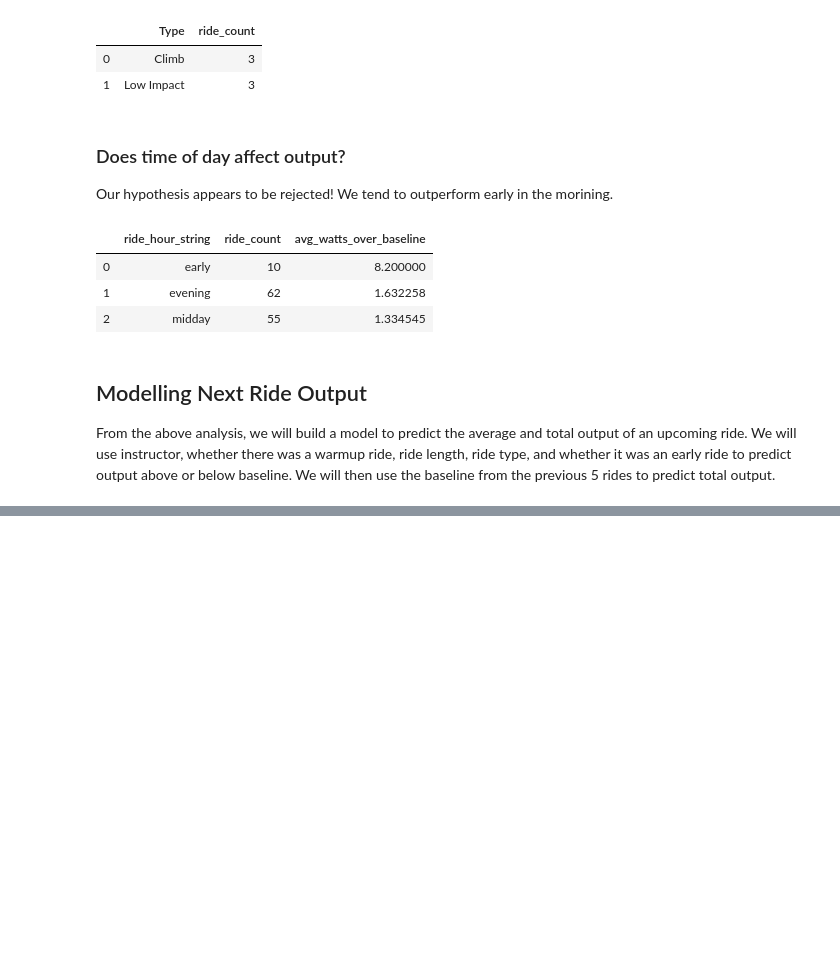
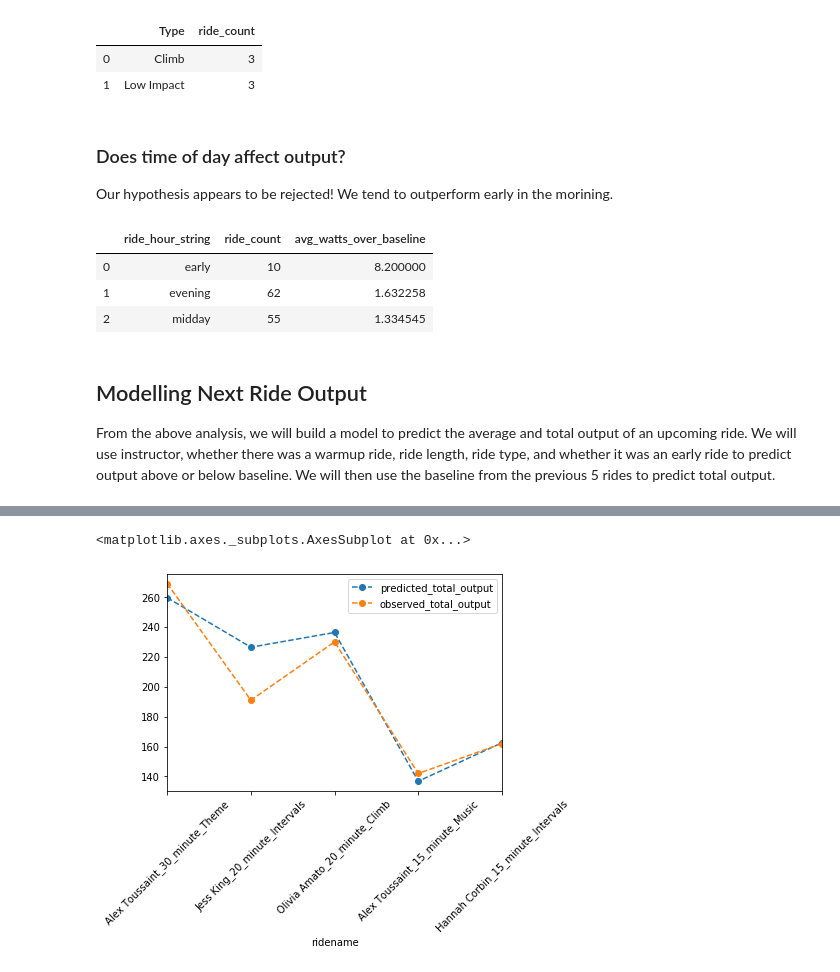
Before and after one commit to jaredbgo/peloton_rides, a Jupyter notebook: ride_analysis.ipynb, the cells around one changed output, grey strips where cells are left out. Saved outputs shown, nothing was run; the diff lists cells and outputs as text; code cells hidden in the pictures; blank space fills up the shorter version.

Commit message:
baseline by ride time; model improvements

```diff
--- a/ride_analysis.ipynb
+++ b/ride_analysis.ipynb
@@ -54,7 +54,24 @@ rides = rides.reset_index(drop=True).reset_index()
 #rides['calories_per_hour'] = (rides['Calories Burned'] / rides['Length (minutes)']) * 60
 # De-trending output
 rides['baseline_avg_watts']= rides['Avg. Watts'].rolling(window=5).mean().shift(1).fillna(rides['Avg. Watts'].iloc[0])
+
+#De-trending output using same timing of previous rides
+time_detrended = []
+for current_idx in rides['index']:
+    prev_rides = rides[rides['index'] < current_idx]
+    current_length = rides.iloc[current_idx]['Length (minutes)']
+    prev_rides = prev_rides[prev_rides['Length (minutes)'] == current_length]
+    if prev_rides.shape[0] == 0:
+        # If we dont have a single pervious ride of same length, just use original logic -- using average of last 5 rides
+        time_detrended.append(rides['baseline_avg_watts'].iloc[current_idx])
+    else:
+        time_detrended.append(prev_rides.sort_values(by='index').tail(5)['Avg. Watts'].mean())
+rides['baseline_avg_watts_by_time'] = time_detrended
+
+
+# Defining y(s)
 rides['avg_watts_over_baseline'] = rides['Avg. Watts'] - rides['baseline_avg_watts']
+rides['avg_watts_over_baseline_by_time'] = rides['Avg. Watts'] - rides['baseline_avg_watts_by_time']
 
 
 rides['music_type'] = np.where(rides.Type == 'Music', rides.Title.str.extract(r'\d+ min\s(.*)\sRide$',expand=False), 'other_genre')
@@ -244,7 +261,7 @@ def predict_next_ride(trainer,model, instructor,warmup, length, early, ride_type
 
 train_cols = instructors + ['had_warmup', 'Length (minutes)','early'] + types
 all_train = rides[train_cols]
-all_y = rides['avg_watts_over_baseline']
-model = RandomForestRegressor(n_estimators=100)
-model.fit(rides_train, rides_y)
+all_y = rides['avg_watts_over_baseline_by_time']
+model = RandomForestRegressor(n_estimators=25, criterion='mae')
+model.fit(all_train, all_y)
 # %% [output]
@@ -257,5 +280,5 @@ print(predict_next_ride(rides,model,instructor='Ally Love', warmup=False,length=
 # %%
-def latest_rides_crossval(num_cv):
+def latest_rides_crossval(num_cv, target='avg_watts_over_baseline_by_time', criterion='mae', n_estimators=25):
     train_cols = instructors + ['had_warmup', 'Length (minutes)','early'] + types
     tester = rides.tail(num_cv)
     rez_list = []
@@ -263,8 +286,8 @@ def latest_rides_crossval(num_cv):
         idx = rowdict['index']
         trainer = rides[rides['index'] < idx]
         rides_train = trainer[train_cols]
-        rides_y = trainer['avg_watts_over_baseline']
-        mymodel = RandomForestRegressor(n_estimators=100)
+        rides_y = trainer[target]
+        mymodel = RandomForestRegressor(n_estimators=n_estimators, criterion=criterion)
         mymodel.fit(rides_train, rides_y)
 
         test_instructor = rowdict['clean_instructor']
@@ -303,0 +344,7 @@ latest_rides_crossval(10)
+# %%
+previous_5_oob = latest_rides_crossval(5, n_estimators=25, criterion='mae')
+previous_5_oob['ridename'] = previous_5_oob['instructor'] + '_' + previous_5_oob['length'].astype(str) + '_minute_' + previous_5_oob['ride_type']
+previous_5_oob.plot(x='ridename', y=['predicted_total_output', 'observed_total_output'],rot=45, style='o--',xticks = previous_5_oob.index)
+# %% [output]
+<matplotlib.axes._subplots.AxesSubplot at 0x...>
+[figure, added]
```
Also changed, not shown: parts of 5 cells of this notebook.
